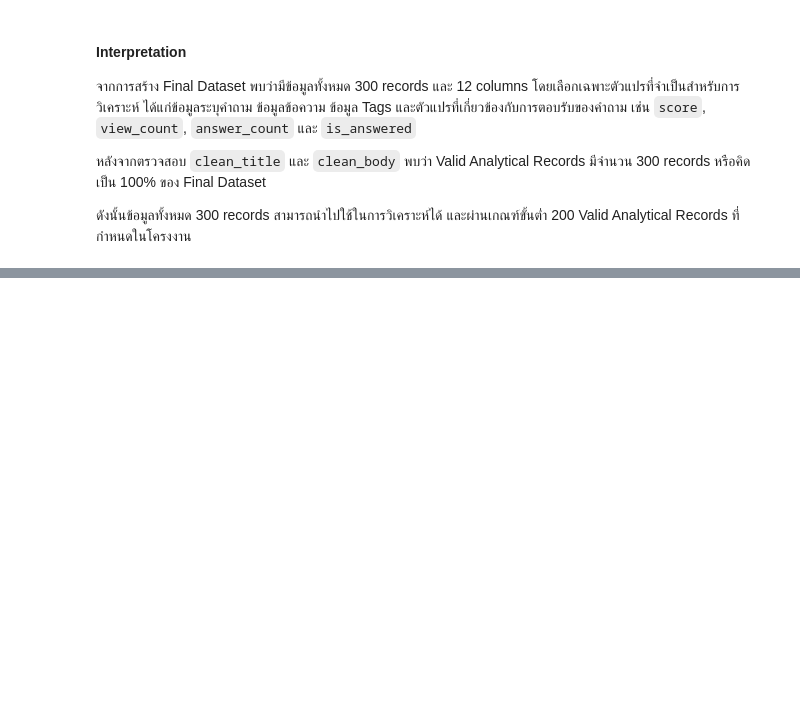
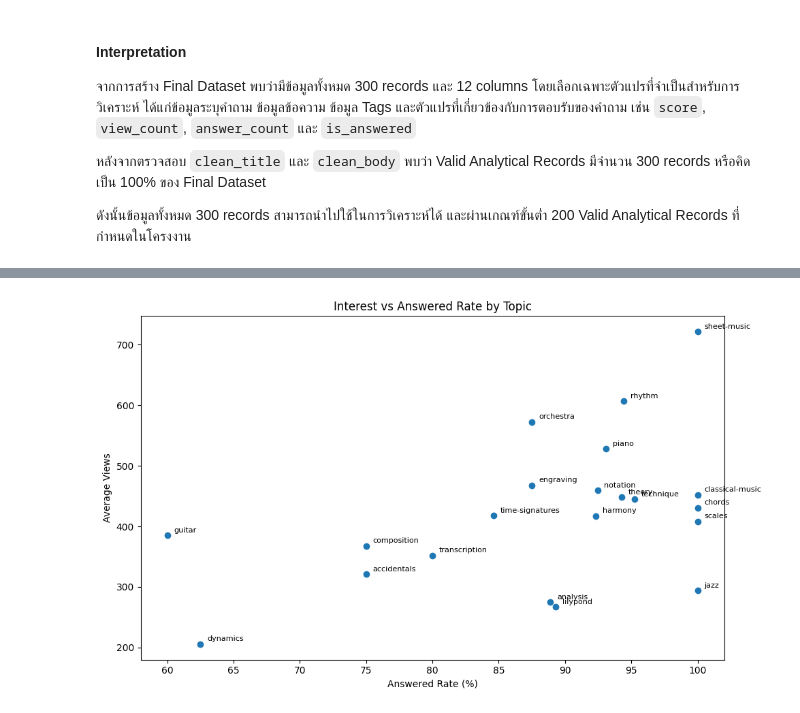
Before and after one commit to suphitchakh-web/Project_1, a Jupyter notebook: Team06_Part2.ipynb, the cells around one changed output, grey strips where cells are left out. Drawn from its saved outputs; the diff is of its cells as text; code cells hidden in the pictures; blank space fills up the shorter version.

```diff
--- a/Team06_Part2.ipynb
+++ b/Team06_Part2.ipynb
@@ -3594,0 +3609,19 @@ Valid Analytical Records: 300
+# %%
+# ============================================================
+# 14.2 Text Preprocessing for Analysis
+# ============================================================
+
+analysis_df = final_df.copy()
+
+analysis_df["analysis_text"] = (
+    analysis_df["clean_title"].fillna("") + " " +
+    analysis_df["clean_body"].fillna("")
+).str.strip()
+
+print("จำนวน records สำหรับวิเคราะห์ =", len(analysis_df))
+
+display(
+    analysis_df[
+        ["question_id", "clean_title", "clean_body", "analysis_text"]
+    ].head()
+)
@@ -3594,0 +4018,24 @@ Valid Analytical Records: 300
+# %%
+plt.figure(figsize=(10, 6))
+
+plt.scatter(
+    tag_summary_filtered["answered_rate_pct"],
+    tag_summary_filtered["avg_views"]
+)
+
+for _, row in tag_summary_filtered.iterrows():
+    plt.text(
+        row["answered_rate_pct"] + 0.5,
+        row["avg_views"] + 5,
+        row["tag"],
+        fontsize=8
+    )
+
+plt.xlabel("Answered Rate (%)")
+plt.ylabel("Average Views")
+plt.title("Interest vs Answered Rate by Topic")
+
+plt.tight_layout()
+plt.show()
+# %% [output]
+[figure, added]
```
Also changed, not shown: parts of 27 cells of this notebook.
